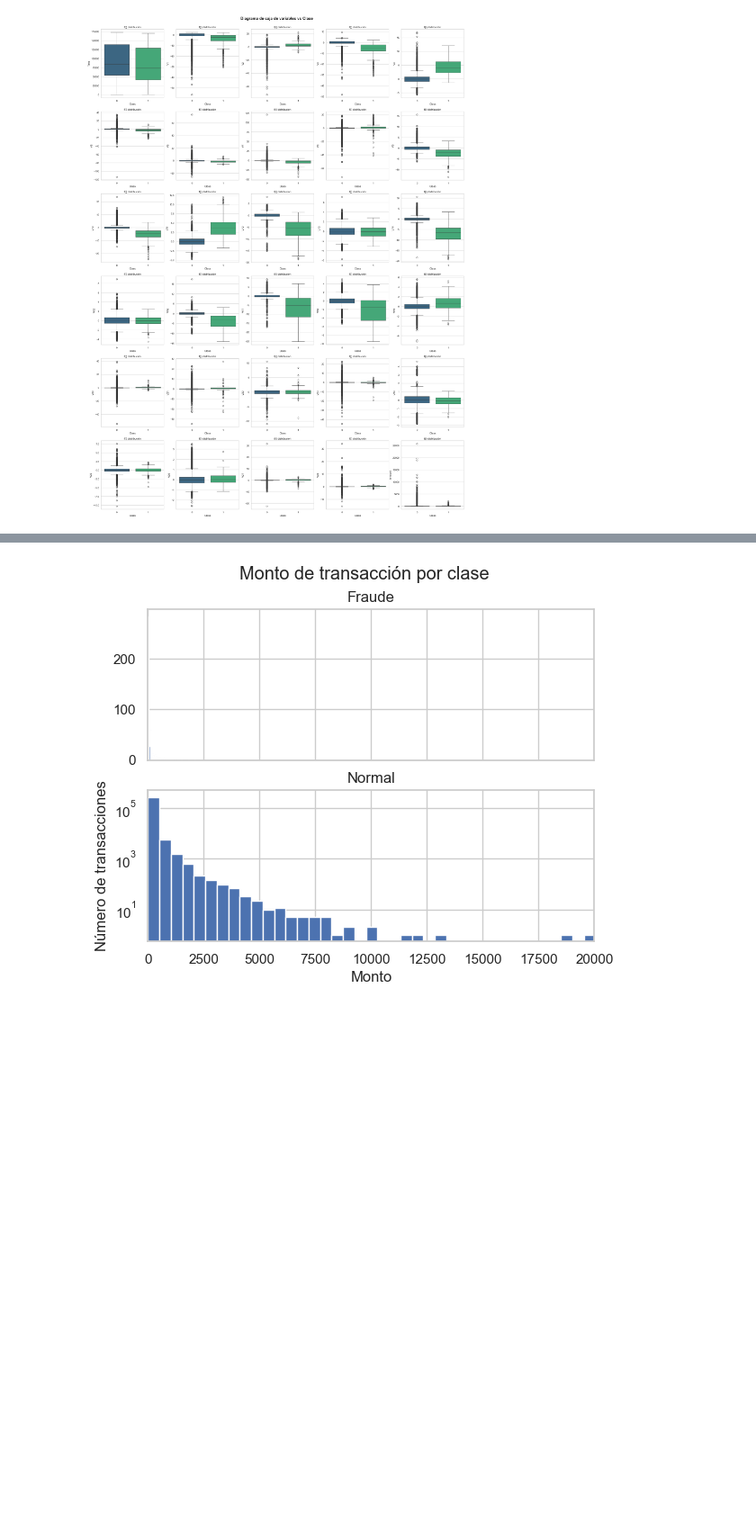
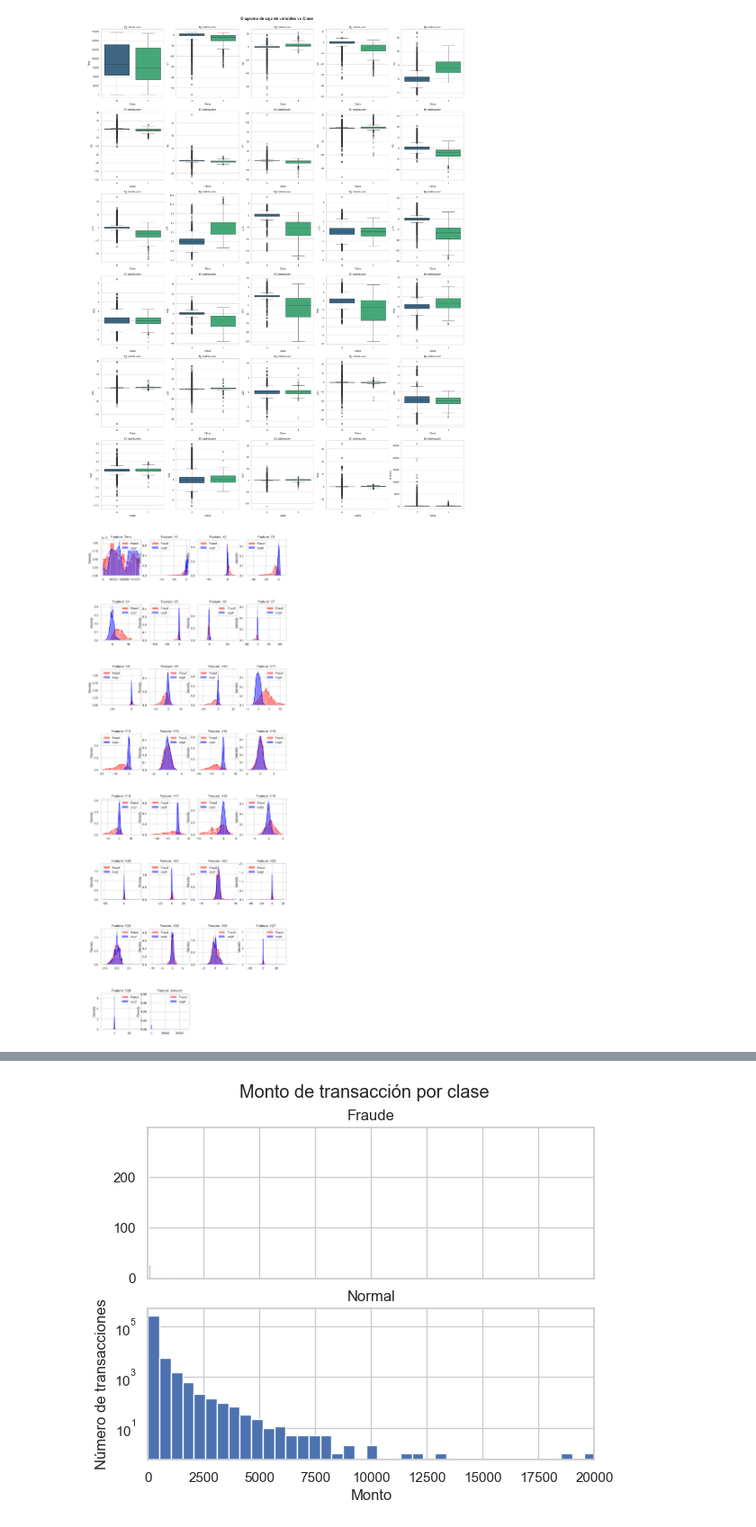
Before and after one commit to No-Country-simulation/c19-128-t-data-bi, a Jupyter notebook: Notebooks/CC_fraud_detection.ipynb, the cells around one changed output, grey strips where cells are left out. Shown at 90% size. Cells and saved outputs as stored; diff of their text form; code cells hidden in the pictures; blank space fills up the shorter version.

```diff
--- a/Notebooks/CC_fraud_detection.ipynb
+++ b/Notebooks/CC_fraud_detection.ipynb
@@ -228,3 +263,24 @@ for i in df.columns[:-1]:
         fila += 1
 # %% [output]
 [figure]
+# %%
+# Representamos gráficamente las características
+features = df.drop("Class", axis=1)
+
+plt.figure(figsize=(12, 32))
+gs = gridspec.GridSpec(8,4)
+gs.update(hspace=0.8)
+
+for i, f in enumerate(features):
+    ax = plt.subplot(gs[i])
+    # Usando histplot para los casos donde Class == 1
+    sns.histplot(data=df[df["Class"] == 1], x=f, kde=True, color="red", stat="density", label="Fraud", alpha=0.5)
+    # Usando histplot para los casos donde Class == 0
+    sns.histplot(data=df[df["Class"] == 0], x=f, kde=True, color="blue", stat="density", label="Legit", alpha=0.5)
+    ax.set_xlabel('')
+    ax.set_title(f"Feature: {f}")
+    ax.legend()
+
+plt.show()
+# %% [output]
+[figure, added]
```
Also changed, not shown: parts of 34 cells of this notebook.
